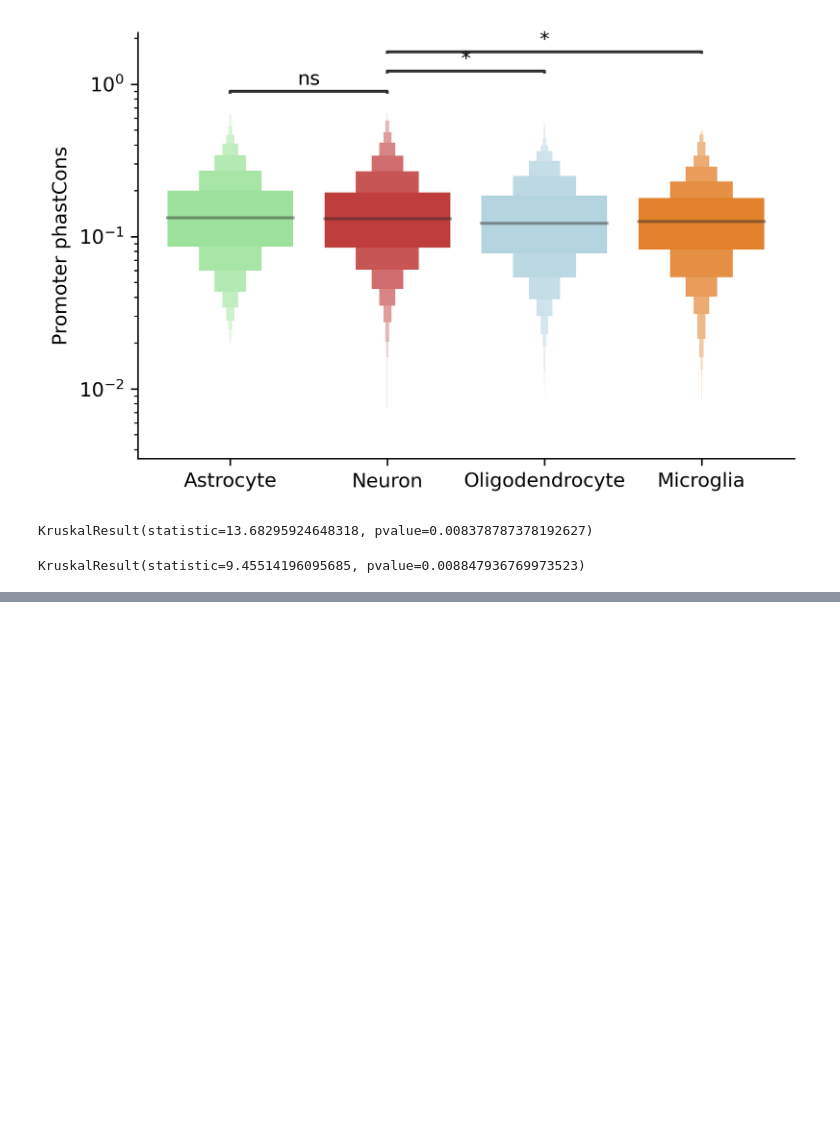
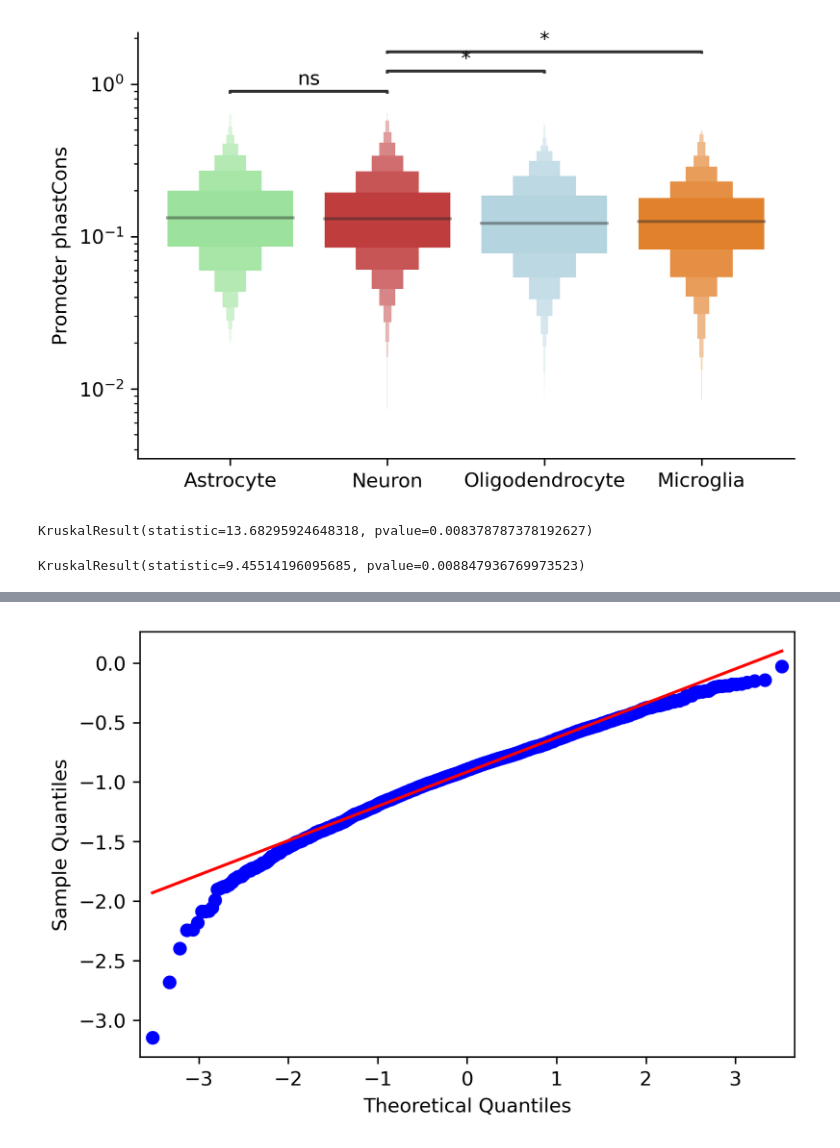
Before and after one commit to VeritatemAmo/neuron-glia-dNdS, a Jupyter notebook: jupyter_notebooks/mouse.phastCons_stats.ipynb, the cells around one changed output, grey strips where cells are left out. Saved outputs shown, nothing was run; the diff lists cells and outputs as text; code cells hidden in the pictures; blank space fills up the shorter version.

```diff
--- a/jupyter_notebooks/mouse.phastCons_stats.ipynb
+++ b/jupyter_notebooks/mouse.phastCons_stats.ipynb
@@ -168,0 +314,5 @@ KruskalResult(statistic=9.45514196095685, pvalue=0.008847936769973523)
+# %%
+sm.qqplot(log_no_outlier_df[~log_no_outlier_df['Celltype'].isin(['Glia'])]['log_phastCons'], line='s')
+pylab.show()
+# %% [output]
+[figure, added]
```
Also changed, not shown: parts of 39 cells of this notebook, 3 other files.
